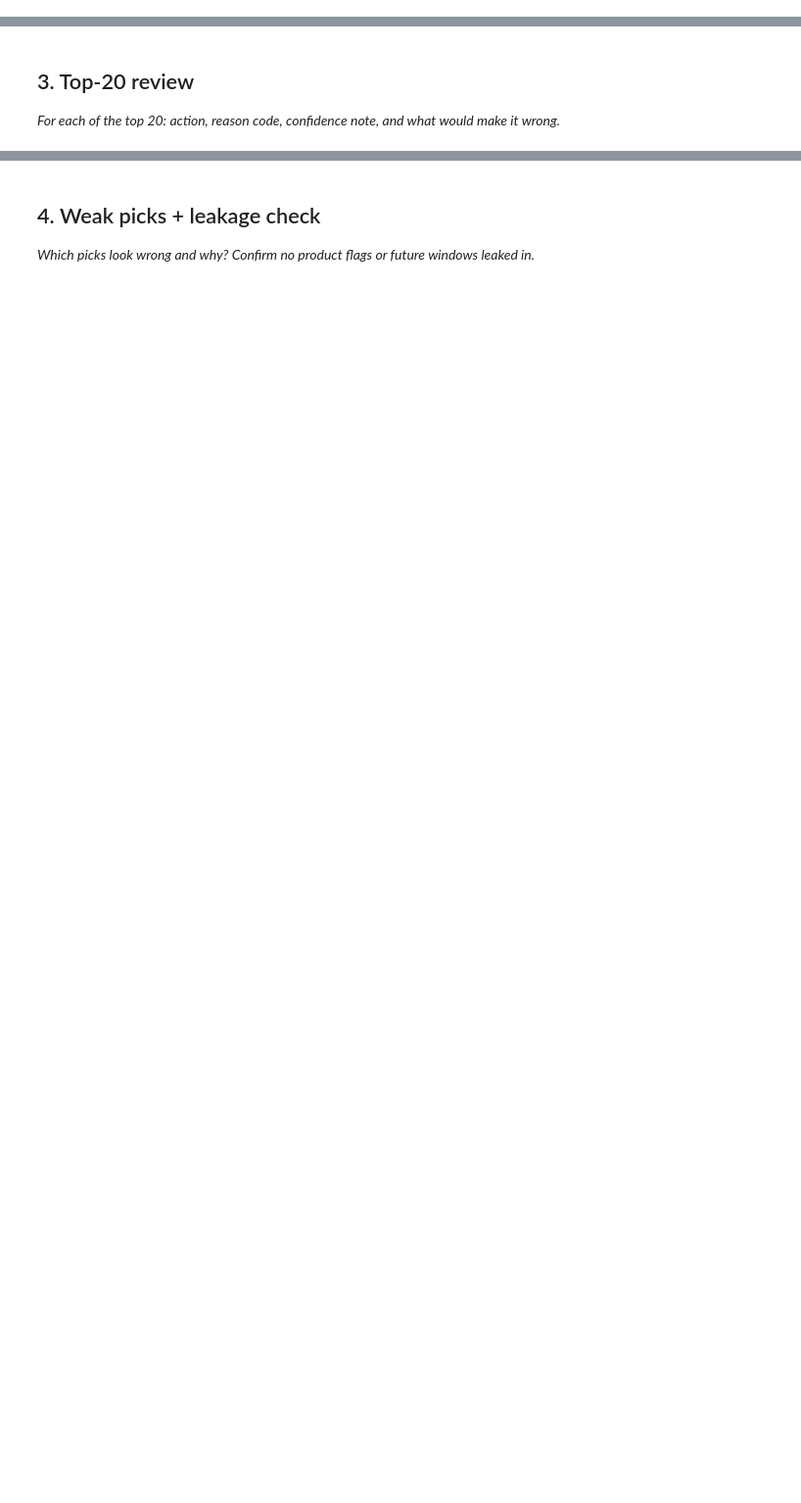
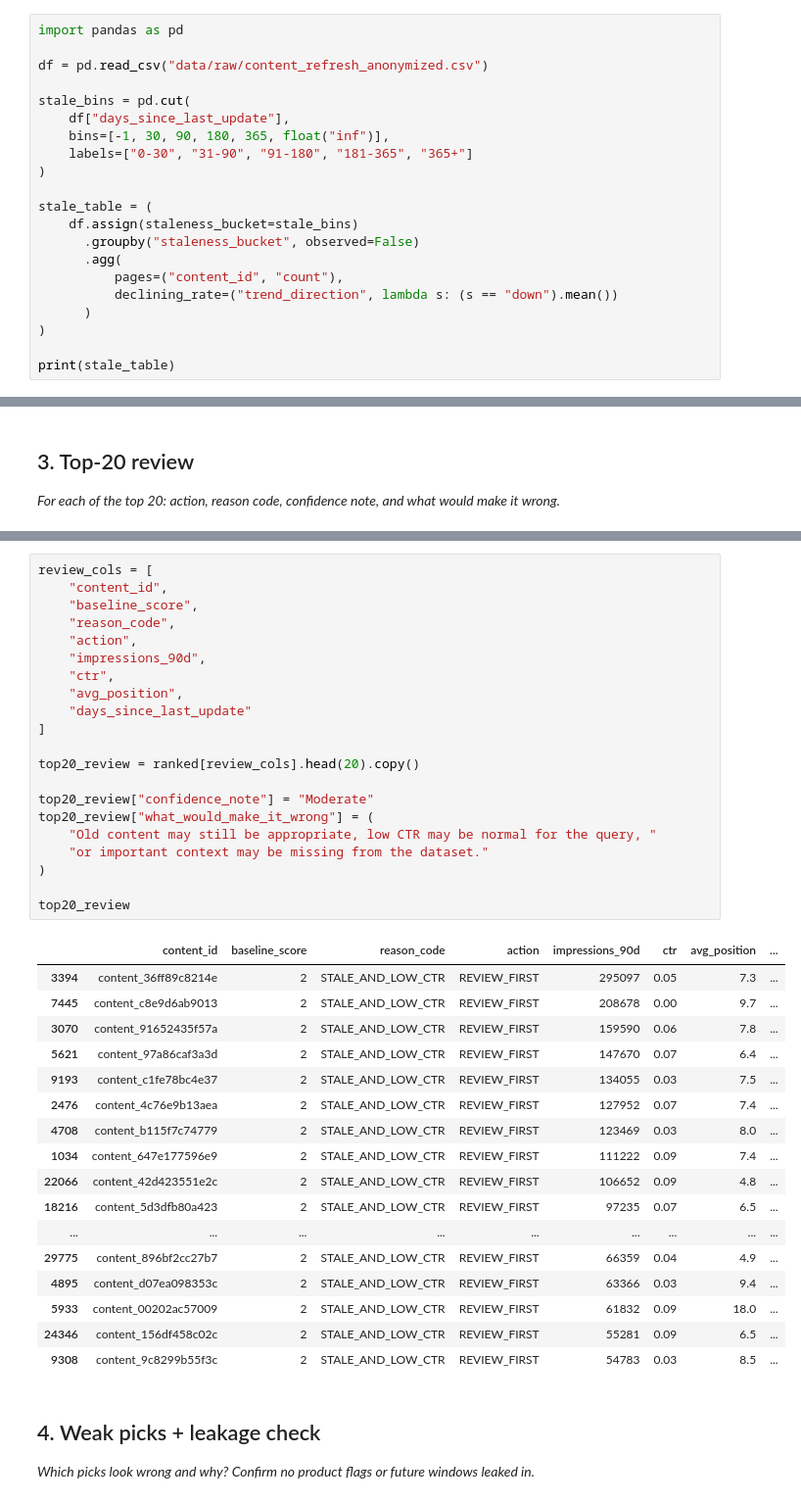
Before and after one commit to Kaunaingul-ai/flyrank-ml-internship, a Jupyter notebook: work/notebooks/w04_baseline_score.ipynb, the cells around one changed output, grey strips where cells are left out. Shown at 98% size. Saved outputs shown, nothing was run; the diff lists cells and outputs as text; blank space fills up the shorter version.

Commit message:
Completed Week 4 baseline action score and review

```diff
--- a/work/notebooks/w04_baseline_score.ipynb
+++ b/work/notebooks/w04_baseline_score.ipynb
@@ -15,0 +46,21 @@ This skeleton is yours to fill. Work the sections **in order** — each one has
+# %%
+import pandas as pd
+
+df = pd.read_csv("data/raw/content_refresh_anonymized.csv")
+
+stale_bins = pd.cut(
+    df["days_since_last_update"],
+    bins=[-1, 30, 90, 180, 365, float("inf")],
+    labels=["0-30", "31-90", "91-180", "181-365", "365+"]
+)
+
+stale_table = (
+    df.assign(staleness_bucket=stale_bins)
+      .groupby("staleness_bucket", observed=False)
+      .agg(
+          pages=("content_id", "count"),
+          declining_rate=("trend_direction", lambda s: (s == "down").mean())
+      )
+)
+
+print(stale_table)
@@ -30,3 +232,42 @@ This skeleton is yours to fill. Work the sections **in order** — each one has
+# %%
+review_cols = [
+    "content_id",
+    "baseline_score",
+    "reason_code",
+    "action",
+    "impressions_90d",
+    "ctr",
+    "avg_position",
+    "days_since_last_update"
+]
+
+top20_review = ranked[review_cols].head(20).copy()
+
+top20_review["confidence_note"] = "Moderate"
+top20_review["what_would_make_it_wrong"] = (
+    "Old content may still be appropriate, low CTR may be normal for the query, "
+    "or important context may be missing from the dataset."
+)
+
+top20_review
+# %% [output]
+|  | content_id | baseline_score | reason_code | action | impressions_90d | ctr | avg_position | ... |
+| 3394 | content_36ff89c8214e | 2 | STALE_AND_LOW_CTR | REVIEW_FIRST | 295097 | 0.05 | 7.3 | ... |
+| 7445 | content_c8e9d6ab9013 | 2 | STALE_AND_LOW_CTR | REVIEW_FIRST | 208678 | 0.00 | 9.7 | ... |
+| 3070 | content_91652435f57a | 2 | STALE_AND_LOW_CTR | REVIEW_FIRST | 159590 | 0.06 | 7.8 | ... |
+| 5621 | content_97a86caf3a3d | 2 | STALE_AND_LOW_CTR | REVIEW_FIRST | 147670 | 0.07 | 6.4 | ... |
+| 9193 | content_c1fe78bc4e37 | 2 | STALE_AND_LOW_CTR | REVIEW_FIRST | 134055 | 0.03 | 7.5 | ... |
+| 2476 | content_4c76e9b13aea | 2 | STALE_AND_LOW_CTR | REVIEW_FIRST | 127952 | 0.07 | 7.4 | ... |
+| 4708 | content_b115f7c74779 | 2 | STALE_AND_LOW_CTR | REVIEW_FIRST | 123469 | 0.03 | 8.0 | ... |
+| 1034 | content_647e177596e9 | 2 | STALE_AND_LOW_CTR | REVIEW_FIRST | 111222 | 0.09 | 7.4 | ... |
+| 22066 | content_42d423551e2c | 2 | STALE_AND_LOW_CTR | REVIEW_FIRST | 106652 | 0.09 | 4.8 | ... |
+| 18216 | content_5d3dfb80a423 | 2 | STALE_AND_LOW_CTR | REVIEW_FIRST | 97235 | 0.07 | 6.5 | ... |
+| ... | ... | ... | ... | ... | ... | ... | ... | ... |
+| 29775 | content_896bf2cc27b7 | 2 | STALE_AND_LOW_CTR | REVIEW_FIRST | 66359 | 0.04 | 4.9 | ... |
+| 4895 | content_d07ea098353c | 2 | STALE_AND_LOW_CTR | REVIEW_FIRST | 63366 | 0.03 | 9.4 | ... |
+| 5933 | content_00202ac57009 | 2 | STALE_AND_LOW_CTR | REVIEW_FIRST | 61832 | 0.09 | 18.0 | ... |
+| 24346 | content_156df458c02c | 2 | STALE_AND_LOW_CTR | REVIEW_FIRST | 55281 | 0.09 | 6.5 | ... |
+| 9308 | content_9c8299b55f3c | 2 | STALE_AND_LOW_CTR | REVIEW_FIRST | 54783 | 0.03 | 8.5 | ... |
 # %% [markdown]
 ## 4. Weak picks + leakage check
 
```
Also changed, not shown: parts of 17 cells of this notebook.
